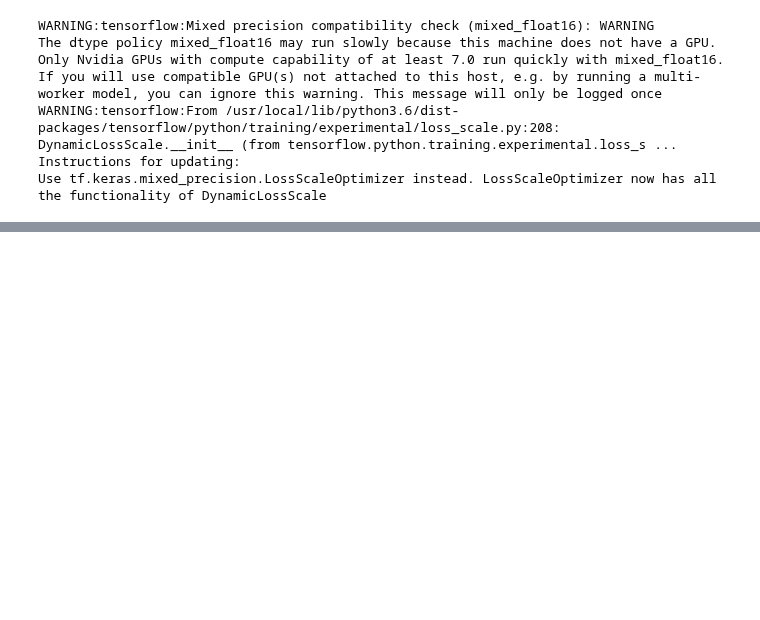
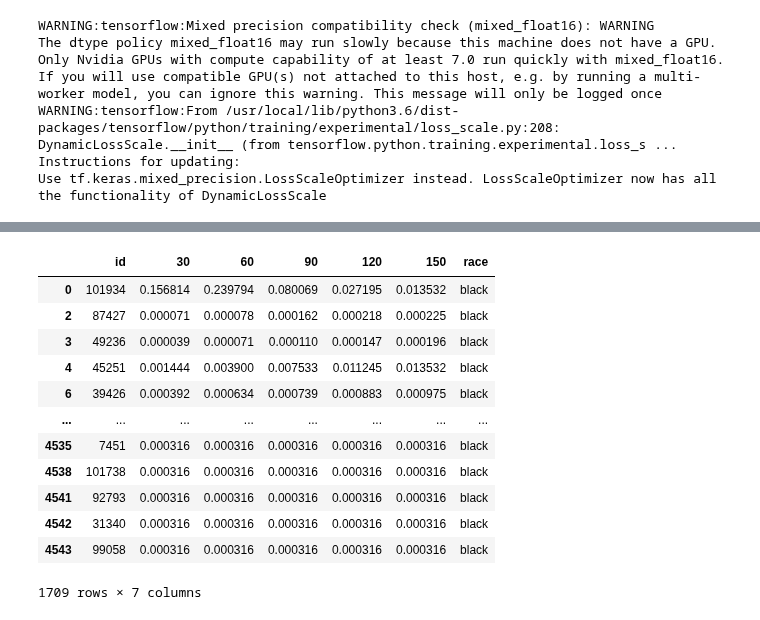
Before and after one commit to Centrattic/race, a Jupyter notebook: classifier_experiments/shadow_regions_experiment1_systemic_brightening.ipynb, the cells around one changed output, grey strips where cells are left out. Drawn from its saved outputs; the diff is of its cells as text; code cells hidden in the pictures; blank space fills up the shorter version.

```diff
--- a/classifier_experiments/shadow_regions_experiment1_systemic_brightening.ipynb
+++ b/classifier_experiments/shadow_regions_experiment1_systemic_brightening.ipynb
@@ -121,0 +224,16 @@ predict_on_images(dataset_path, all_predictions, '30', False, 'below', 'brighten
+# %%
+bright_black_preds
+# %% [output]
+|  | id | 30 | 60 | 90 | 120 | 150 | race |
+| 0 | 101934 | 0.156814 | 0.239794 | 0.080069 | 0.027195 | 0.013532 | black |
+| 2 | 87427 | 0.000071 | 0.000078 | 0.000162 | 0.000218 | 0.000225 | black |
+| 3 | 49236 | 0.000039 | 0.000071 | 0.000110 | 0.000147 | 0.000196 | black |
+| 4 | 45251 | 0.001444 | 0.003900 | 0.007533 | 0.011245 | 0.013532 | black |
+| 6 | 39426 | 0.000392 | 0.000634 | 0.000739 | 0.000883 | 0.000975 | black |
+| ... | ... | ... | ... | ... | ... | ... | ... |
+| 4535 | 7451 | 0.000316 | 0.000316 | 0.000316 | 0.000316 | 0.000316 | black |
+| 4538 | 101738 | 0.000316 | 0.000316 | 0.000316 | 0.000316 | 0.000316 | black |
+| 4541 | 92793 | 0.000316 | 0.000316 | 0.000316 | 0.000316 | 0.000316 | black |
+| 4542 | 31340 | 0.000316 | 0.000316 | 0.000316 | 0.000316 | 0.000316 | black |
+| 4543 | 99058 | 0.000316 | 0.000316 | 0.000316 | 0.000316 | 0.000316 | black |
+1709 rows × 7 columns
```
Also changed, not shown: parts of 30 cells of this notebook, 1 other file.
